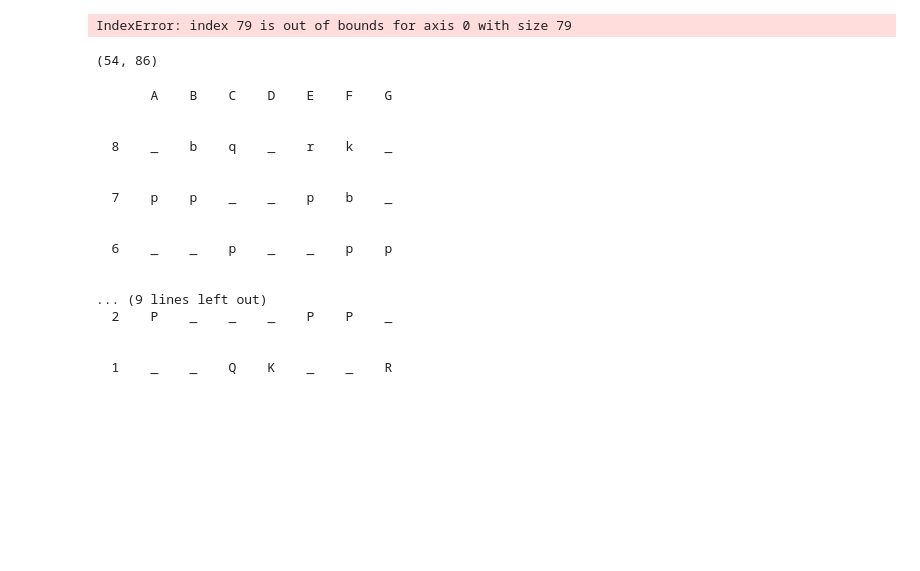
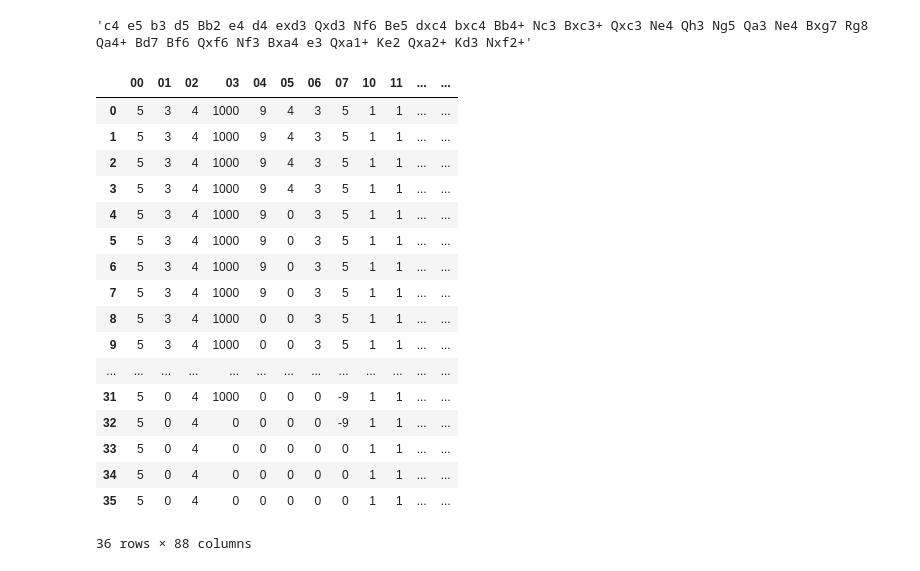
Before and after one commit to diarmuidmorgan/chess, a Jupyter notebook: Untitled.ipynb, the cells around one changed output. Drawn from its saved outputs; the diff is of its cells as text; code cells hidden in the pictures; blank space fills up the shorter version.

```diff
--- a/Untitled.ipynb
+++ b/Untitled.ipynb
@@ -6,31 +6,30 @@ import print_board
 import pandas as pd
 # %%
 games = pd.read_csv('data/cleanChess.csv')
+# %%
+games.iloc[45].moves
+# %% [output]
+'c4 e5 b3 d5 Bb2 e4 d4 exd3 Qxd3 Nf6 Be5 dxc4 bxc4 Bb4+ Nc3 Bxc3+ Qxc3 Ne4 Qh3 Ng5 Qa3 Ne4 Bxg7 Rg8 Qa4+ Bd7 Bf6 Qxf6 Nf3 Bxa4 e3 Qxa1+ Ke2 Qxa2+ Kd3 Nxf2+'
+# %%
+miner.mine(games.iloc[45])
+# %% [output]
+|  | 00 | 01 | 02 | 03 | 04 | 05 | 06 | 07 | 10 | 11 | ... | ... |
+| 0 | 5 | 3 | 4 | 1000 | 9 | 4 | 3 | 5 | 1 | 1 | ... | ... |
+| 1 | 5 | 3 | 4 | 1000 | 9 | 4 | 3 | 5 | 1 | 1 | ... | ... |
+| 2 | 5 | 3 | 4 | 1000 | 9 | 4 | 3 | 5 | 1 | 1 | ... | ... |
+| 3 | 5 | 3 | 4 | 1000 | 9 | 4 | 3 | 5 | 1 | 1 | ... | ... |
+| 4 | 5 | 3 | 4 | 1000 | 9 | 0 | 3 | 5 | 1 | 1 | ... | ... |
+| 5 | 5 | 3 | 4 | 1000 | 9 | 0 | 3 | 5 | 1 | 1 | ... | ... |
+| 6 | 5 | 3 | 4 | 1000 | 9 | 0 | 3 | 5 | 1 | 1 | ... | ... |
+| 7 | 5 | 3 | 4 | 1000 | 9 | 0 | 3 | 5 | 1 | 1 | ... | ... |
+| 8 | 5 | 3 | 4 | 1000 | 0 | 0 | 3 | 5 | 1 | 1 | ... | ... |
+| 9 | 5 | 3 | 4 | 1000 | 0 | 0 | 3 | 5 | 1 | 1 | ... | ... |
+| ... | ... | ... | ... | ... | ... | ... | ... | ... | ... | ... | ... | ... |
+| 31 | 5 | 0 | 4 | 1000 | 0 | 0 | 0 | -9 | 1 | 1 | ... | ... |
+| 32 | 5 | 0 | 4 | 0 | 0 | 0 | 0 | -9 | 1 | 1 | ... | ... |
+| 33 | 5 | 0 | 4 | 0 | 0 | 0 | 0 | 0 | 1 | 1 | ... | ... |
+| 34 | 5 | 0 | 4 | 0 | 0 | 0 | 0 | 0 | 1 | 1 | ... | ... |
+| 35 | 5 | 0 | 4 | 0 | 0 | 0 | 0 | 0 | 1 | 1 | ... | ... |
+36 rows × 88 columns
 # %%
-game=miner.mine(games.iloc[10000])
+df=miner.mine(games.iloc[0])
-# %% [output]
-IndexError: index 79 is out of bounds for axis 0 with size 79
-# %%
-game.shape
-# %% [output]
-(54, 86)
-# %%
-print_board.display(game.iloc[19])
-# %% [output]
-       A    B    C    D    E    F    G
-
-
-  8    _    b    q    _    r    k    _
-
-
-  7    p    p    _    _    p    b    _
-
-
-  6    _    _    p    _    _    p    p
-
-
-... (9 lines left out)
-  2    P    _    _    _    P    P    _
-
-
-  1    _    _    Q    K    _    _    R
```
Also changed, not shown: parts of 6 cells of this notebook, 2 other files.
